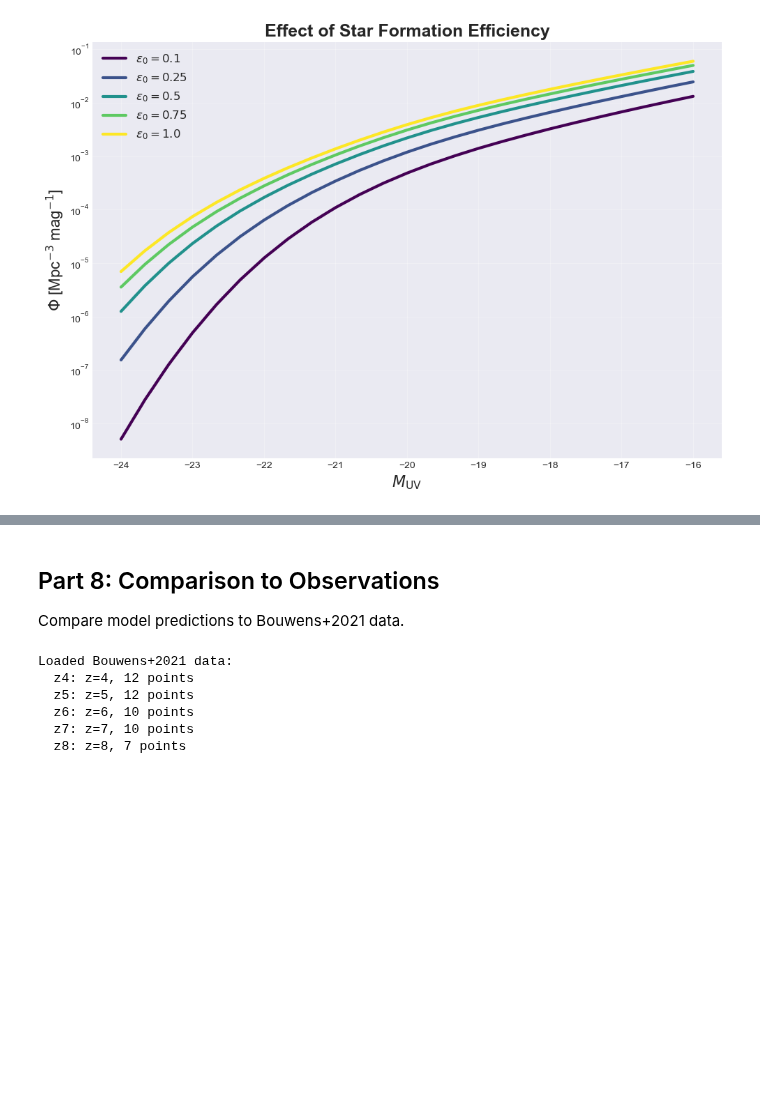
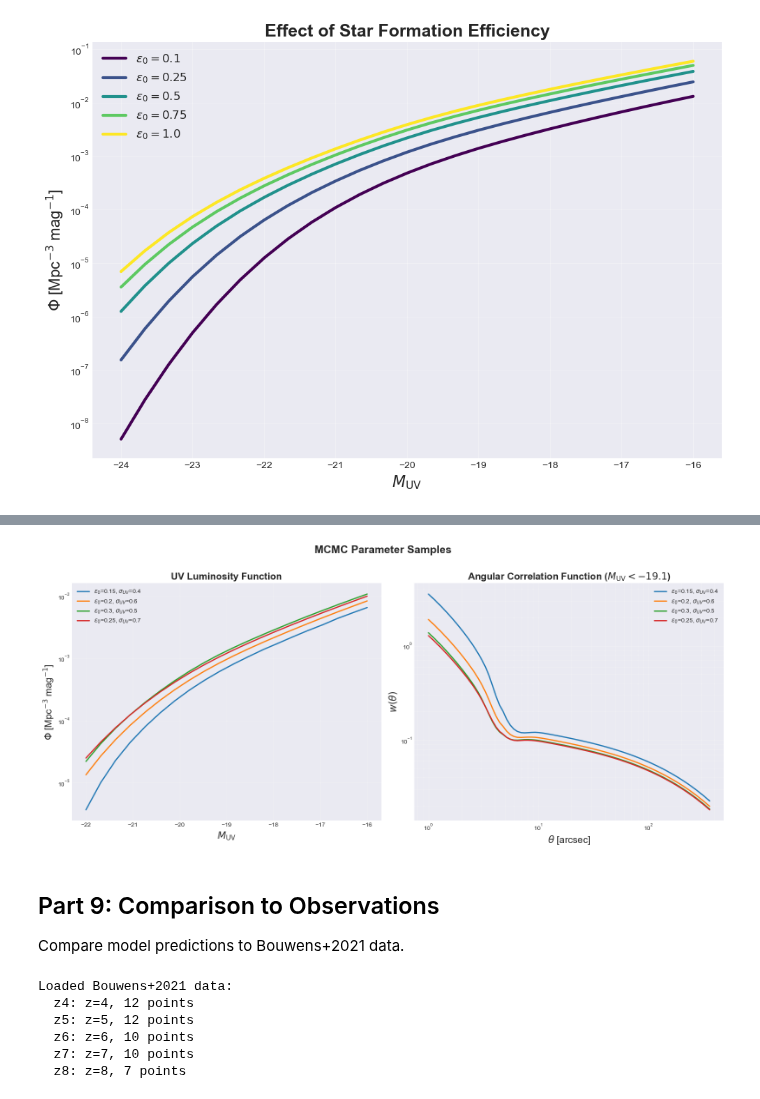
Before and after one commit to mShuntov/uvlf-hod, a Jupyter notebook: examples/basic_usage.ipynb, the cells around one changed output, grey strips where cells are left out. Drawn from its saved outputs; the diff is of its cells as text; code cells hidden in the pictures; blank space fills up the shorter version.

```diff
--- a/examples/basic_usage.ipynb
+++ b/examples/basic_usage.ipynb
@@ -48,6 +55,10 @@ model = HODModel(
 )
 
 print(model)
+
+
+# Next let's create an Observables class. This takes an HODmodel as an argument, in which the model parameters are defined. We will use this in the following parts of this tutorial
+obs = Observables(model)
 # %% [output]
 HOD Model at z=5.4
 ==================================================
@@ -76,7 +87,7 @@ MUV = np.linspace(-24, -16, 25)
 
 # Compute luminosity function
 print("Computing luminosity function...")
-phi = model.luminosity_function(MUV)
+phi = obs.luminosity_function(MUV)
 
 print(f"  Magnitude range: {MUV.min():.1f} to {MUV.max():.1f}")
 print(f"  Φ range: {phi.min():.2e} to {phi.max():.2e} Mpc^-3 mag^-1")
@@ -254,6 +261,7 @@ M_UV < -17:
 # %%
-# Let's vary the maximum SFE now. We create a new object
-model_var_eps = HODModel(z=6) # at z=6, the other parameters are the default ones
+# Create an Observables object — the entry point for all computed quantities
+model_var = HODModel(z=6)
+obs_var = Observables(model_var)
 
 eps0_values = [0.1, 0.25, 0.5, 0.75, 1.0]
 colors = plt.cm.viridis(np.linspace(0, 1, len(eps0_values)))
@@ -261,9 +269,8 @@ colors = plt.cm.viridis(np.linspace(0, 1, len(eps0_values)))
 fig, ax = plt.subplots(figsize=(10, 7))
 
 for eps0, color in zip(eps0_values, colors):
-    model_var_eps.update_parameters(eps0=eps0)
-
-    phi_var = model_var_eps.luminosity_function(MUV)
+    # Pass eps0 directly — the model is updated internally
+    phi_var = obs_var.luminosity_function(MUV, eps0=eps0)
     ax.semilogy(MUV, phi_var, linewidth=3, color=color,
                 label=f'$\epsilon_0={eps0}$')
 
@@ -279,0 +296,61 @@ plt.show()
+# %%
+# Simulate an MCMC-like loop computing multiple observables per step
+obs_mcmc = Observables(HODModel(z=6.0))
+MUV_grid = np.linspace(-22, -16, 20)
+
+# Fake MCMC samples: (eps0, sigma_UV)
+mcmc_samples = [(0.15, 0.4), (0.20, 0.6), (0.30, 0.5), (0.25, 0.7)]
+
+# --- Initialize the correlation function model once (expensive) ---
+result0 = obs_mcmc.initialize_correlation_model(
+    MUV_thresh1=-19.1, correlation_type='angular',
+    theta_min=1.0, theta_max=360.0, theta_num=80
+)
+
+results = []
+for eps0, sigma_UV in mcmc_samples:
+    # Luminosity function with inline parameter updates
+    phi  = obs_mcmc.luminosity_function(MUV_grid, eps0=eps0, sigma_UV=sigma_UV)
+    mh   = obs_mcmc.mean_halo_mass(-19.0, eps0=eps0, sigma_UV=sigma_UV)
+    ngal = obs_mcmc.number_density(-19.0, eps0=eps0, sigma_UV=sigma_UV)
+
+    # Correlation function via the efficient update path
+    cf = obs_mcmc.update_correlation_model(eps0=eps0, sigma_UV=sigma_UV)
+
+    results.append({
+        'eps0': eps0, 'sigma_UV': sigma_UV,
+        'phi': phi, 'log_Mh': mh, 'n_gal': ngal,
+        'theta': cf['separation'], 'w_theta': cf['correlation'],
+    })
+    print(f"eps0={eps0:.2f}, sigma_UV={sigma_UV:.1f}  →  "
+          f"<log Mh>={mh:.2f}, n_gal={ngal:.2e} Mpc^-3")
+
+# --- Plot ---
+fig, (ax1, ax2) = plt.subplots(1, 2, figsize=(16, 7))
+
+for r in results:
+    label = f"$\\epsilon_0$={r['eps0']}, $\\sigma_{{UV}}$={r['sigma_UV']}"
+
+    # Left: luminosity function
+    ax1.semilogy(MUV_grid, r['phi'], linewidth=2, label=label)
+
+    # Right: angular correlation function
+    ax2.loglog(r['theta'], r['w_theta'], linewidth=2, label=label)
+
+ax1.set_xlabel(r'$M_{\rm UV}$', fontsize=16)
+ax1.set_ylabel(r'$\Phi$ [Mpc$^{-3}$ mag$^{-1}$]', fontsize=16)
+ax1.set_title('UV Luminosity Function', fontsize=16, fontweight='bold')
+ax1.legend(fontsize=10)
+ax1.grid(True, alpha=0.3)
+
+ax2.set_xlabel(r'$\theta$ [arcsec]', fontsize=16)
+ax2.set_ylabel(r'$w(\theta)$', fontsize=16)
+ax2.set_title(r'Angular Correlation Function ($M_{\rm UV}<-19.1$)',
+              fontsize=16, fontweight='bold')
+ax2.legend(fontsize=10)
+ax2.grid(True, alpha=0.3, which='both')
+
+plt.suptitle('MCMC Parameter Samples', fontsize=18, fontweight='bold', y=1.01)
+plt.tight_layout()
+plt.show()
+# %% [output]
@@ -280,5 +361,6 @@ plt.show()
+[figure, added]
 # %% [markdown]
-## Part 8: Comparison to Observations
+## Part 9: Comparison to Observations
 
 Compare model predictions to Bouwens+2021 data.
 # %%
```
Also changed, not shown: parts of 12 cells of this notebook, 3 other files.
